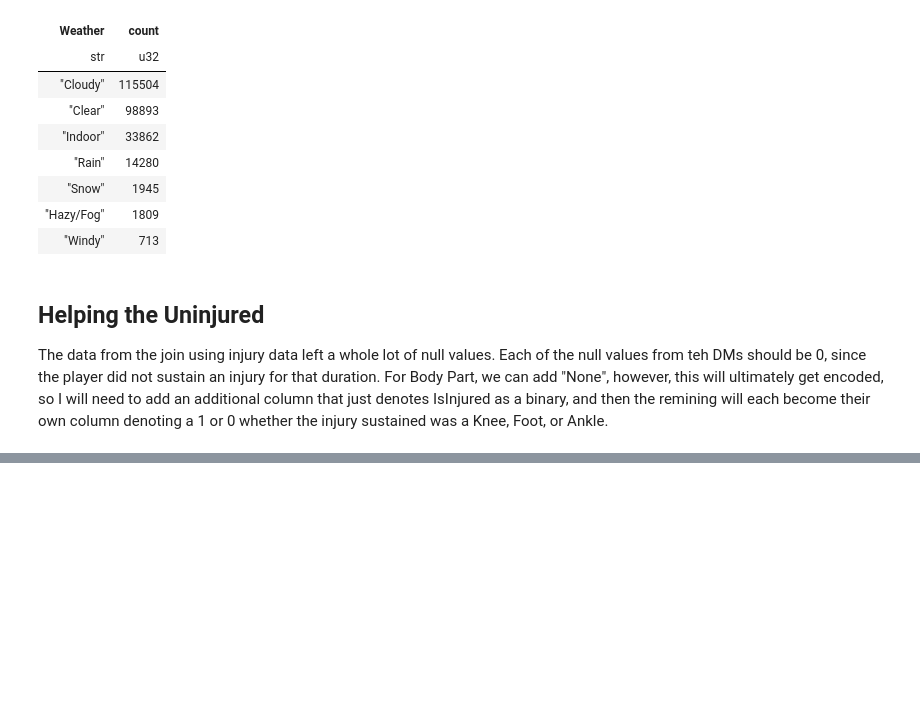
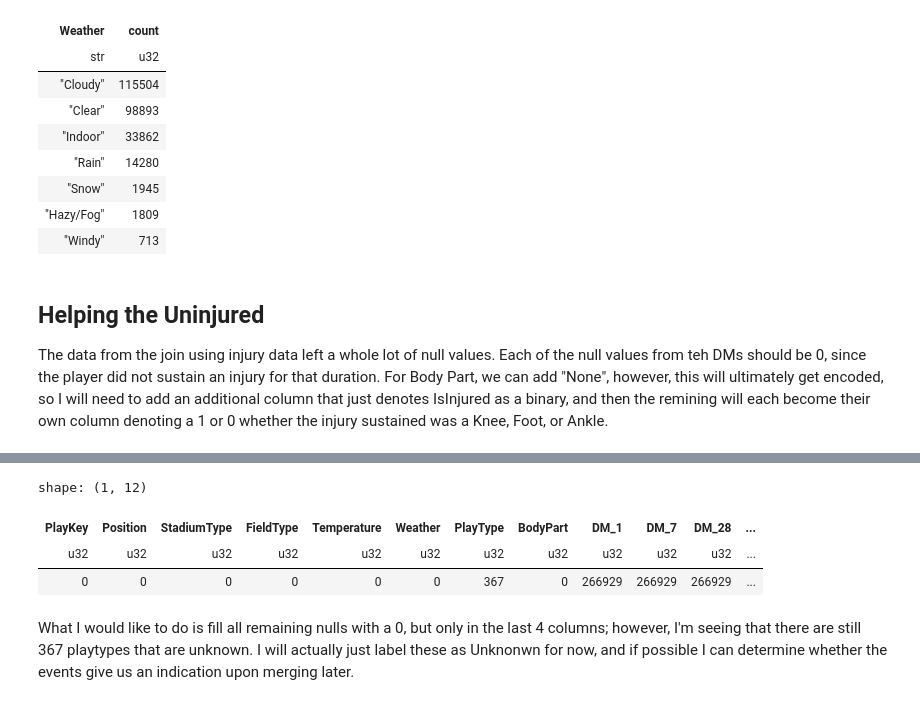
Before and after one commit to FreshOats/NFL_Data_Science, a Jupyter notebook: ETL/ETL.ipynb, the cells around one changed output, grey strips where cells are left out. Drawn from its saved outputs; the diff is of its cells as text; code cells hidden in the pictures; blank space fills up the shorter version.

```diff
--- a/ETL/ETL.ipynb
+++ b/ETL/ETL.ipynb
@@ -387,0 +414,9 @@ The data from the join using injury data left a whole lot of null values. Each o
+# %%
+quals.null_count()
+# %% [output]
+shape: (1, 12)
+| PlayKey | Position | StadiumType | FieldType | Temperature | Weather | PlayType | BodyPart | DM_1 | DM_7 | DM_28 | ... |
+| u32 | u32 | u32 | u32 | u32 | u32 | u32 | u32 | u32 | u32 | u32 | ... |
+| 0 | 0 | 0 | 0 | 0 | 0 | 367 | 0 | 266929 | 266929 | 266929 | ... |
+# %% [markdown]
+What I would like to do is fill all remaining nulls with a 0, but only in the last 4 columns; however, I'm seeing that there are still 367 playtypes that are unknown. I will actually just label these as Unknonwn for now, and if possible I can determine whether the events give us an indication upon merging later.
```
Also changed, not shown: parts of 31 cells of this notebook, 1 other file.
